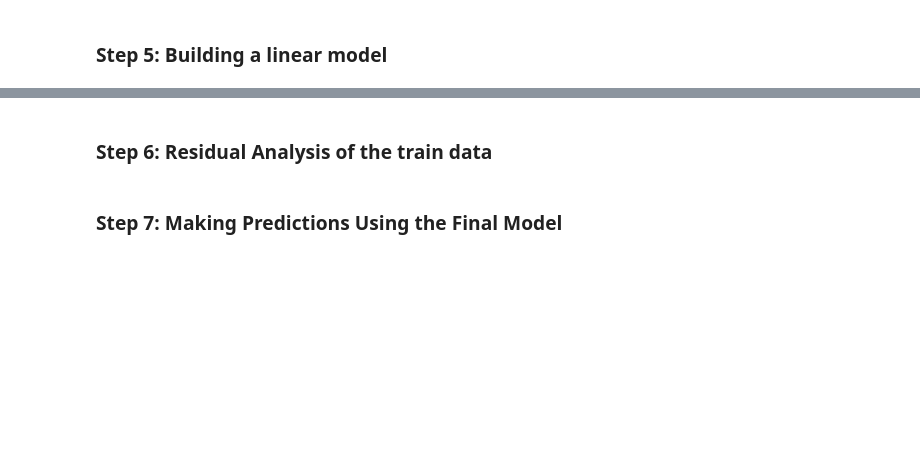
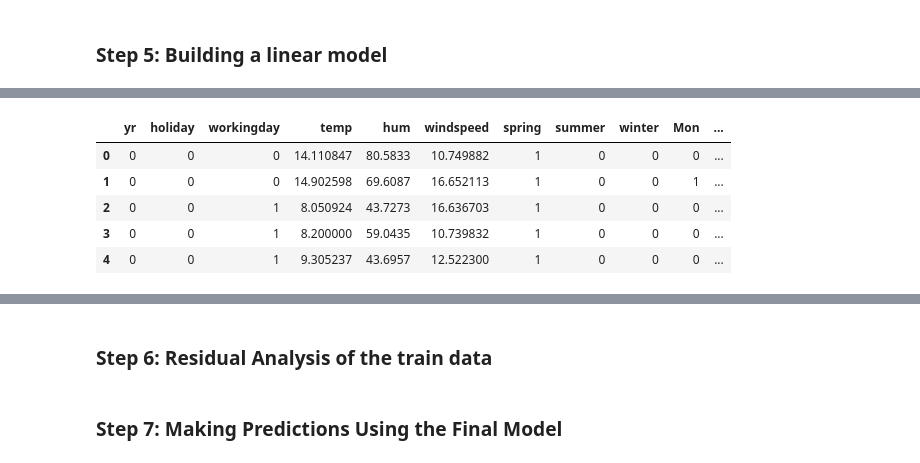
Before and after one commit to kamit1983/Bike_Sharing_Assignment, a Jupyter notebook: Boombikes.ipynb, the cells around one changed output, grey strips where cells are left out. Cells and saved outputs as stored; diff of their text form; code cells hidden in the pictures; blank space fills up the shorter version.

```diff
--- a/Boombikes.ipynb
+++ b/Boombikes.ipynb
@@ -135,0 +208,11 @@ plt.show()
+# %%
+Y_train = df.pop("cnt")
+X_train = df
+X_train.head()
+# %% [output]
+|  | yr | holiday | workingday | temp | hum | windspeed | spring | summer | winter | Mon | ... |
+| 0 | 0 | 0 | 0 | 14.110847 | 80.5833 | 10.749882 | 1 | 0 | 0 | 0 | ... |
+| 1 | 0 | 0 | 0 | 14.902598 | 69.6087 | 16.652113 | 1 | 0 | 0 | 1 | ... |
+| 2 | 0 | 0 | 1 | 8.050924 | 43.7273 | 16.636703 | 1 | 0 | 0 | 0 | ... |
+| 3 | 0 | 0 | 1 | 8.200000 | 59.0435 | 10.739832 | 1 | 0 | 0 | 0 | ... |
+| 4 | 0 | 0 | 1 | 9.305237 | 43.6957 | 12.522300 | 1 | 0 | 0 | 0 | ... |
```
Also changed, not shown: parts of 19 cells of this notebook.
